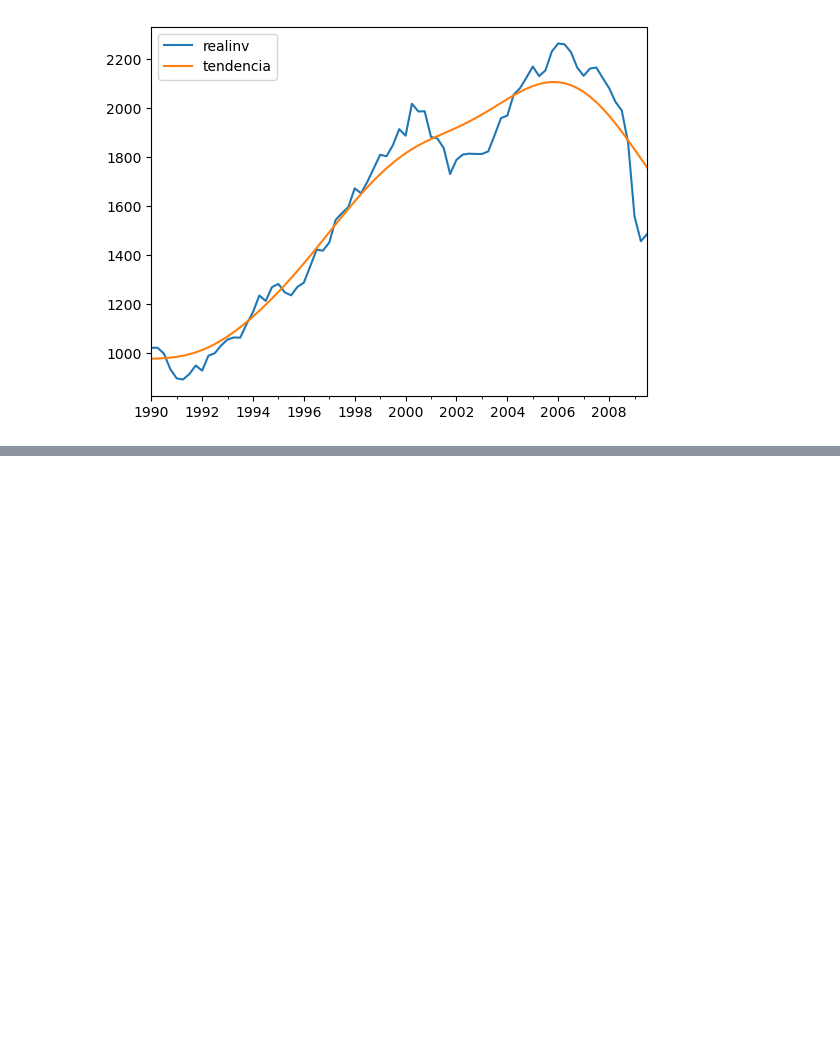
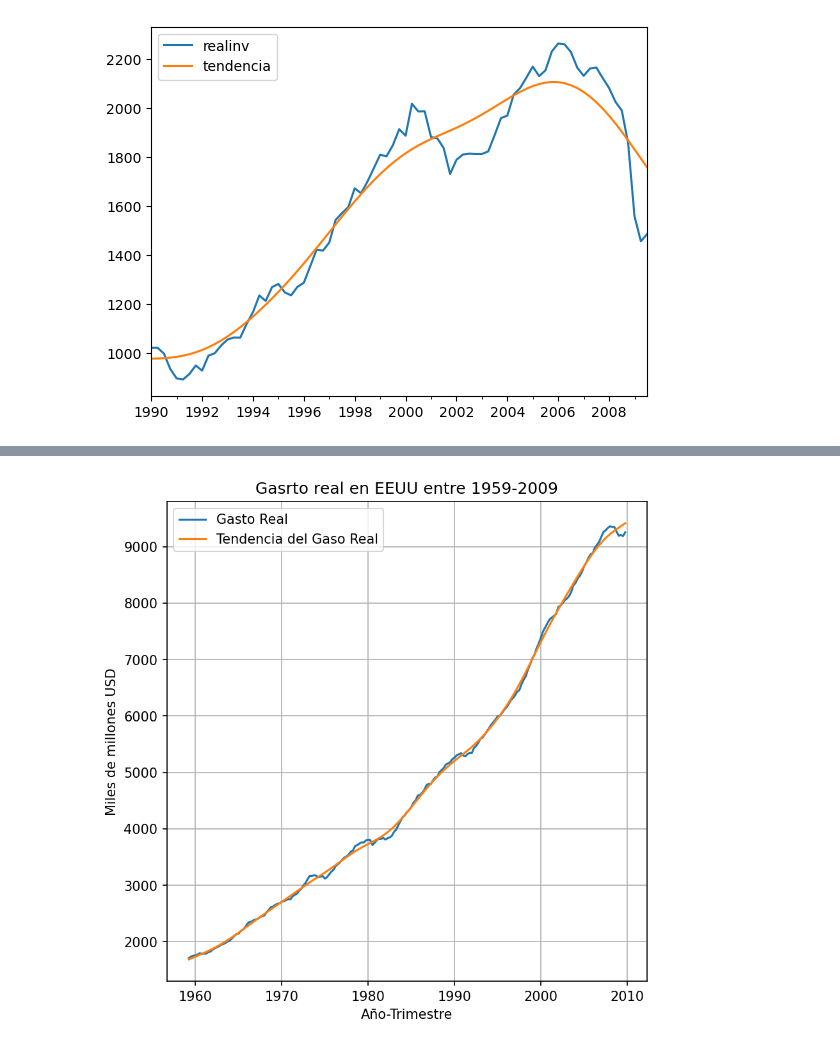
Before and after one commit to dparedes616/Series-de-Tiempo, a Jupyter notebook: statsmodels.ipynb, the cells around one changed output, grey strips where cells are left out. Saved outputs shown, nothing was run; the diff lists cells and outputs as text; code cells hidden in the pictures; blank space fills up the shorter version.

```diff
--- a/statsmodels.ipynb
+++ b/statsmodels.ipynb
@@ -137,0 +151,3 @@ data[["realinv","tendencia"]]["1990-01-31":].plot()
+# %%
+filtrohp=sm.tsa.filters.hpfilter(data["realcons"])
+type(filtrohp)
@@ -137,0 +156,4 @@ data[["realinv","tendencia"]]["1990-01-31":].plot()
+# %%
+realiv_ciclo_cons, relinv_tendencia = filtrohp
+data["tendencia_cons"] = relinv_tendencia
+data.head()
@@ -137,0 +167,13 @@ data[["realinv","tendencia"]]["1990-01-31":].plot()
+# %%
+grafico_4 = plt.figure(figsize=(5,5), dpi=150)
+ax = grafico_4.add_axes([0,0,1,1])
+ax.plot(data["realcons"], label="Gasto Real")
+ax.plot(data["tendencia_cons"], label="Tendencia del Gaso Real")
+ax.set_title("Gasrto real en EEUU entre 1959-2009")
+ax.set_xlabel("Año-Trimestre")
+ax.set_ylabel("Miles de millones USD")
+ax.legend(loc='best')
+ax.grid(True)
+plt.show()
+# %% [output]
+[figure, added]
```
Also changed, not shown: parts of 9 cells of this notebook, 1 other file.
